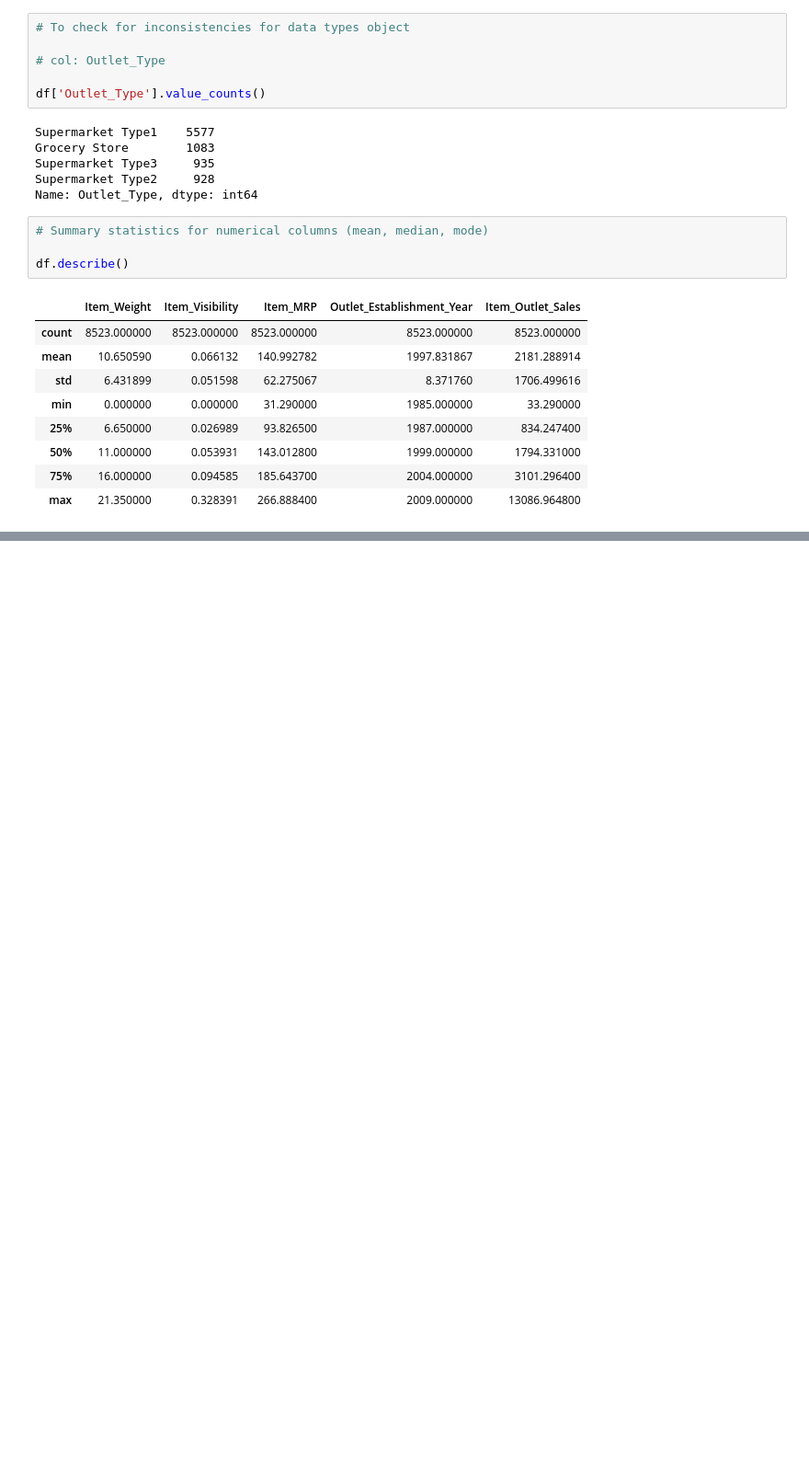
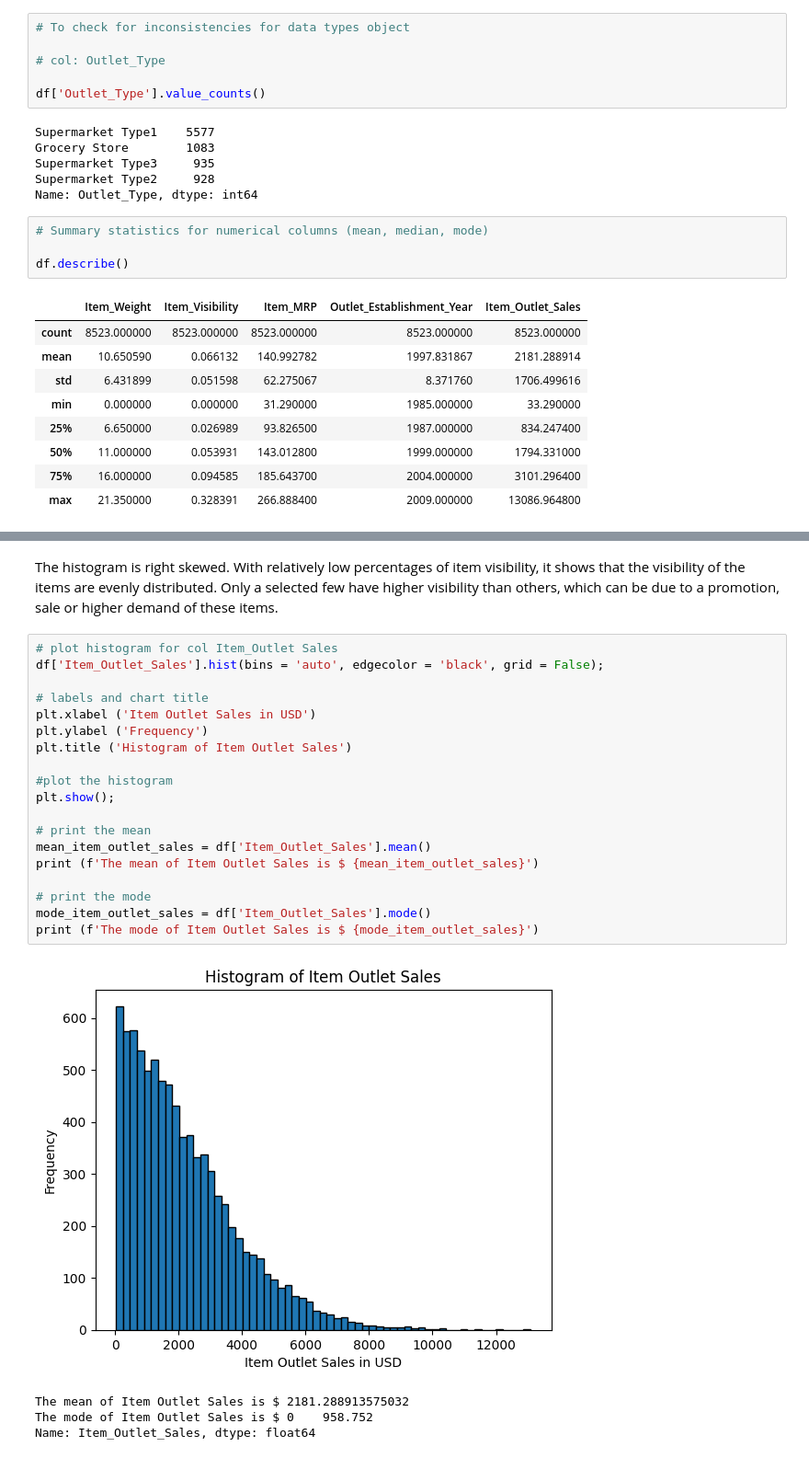
Before and after one commit to hannahcanon09/sales-predictions, a Jupyter notebook: CANON_Project_1_(Core).ipynb, the cells around one changed output, grey strips where cells are left out. Shown: that part at 92% size. Saved outputs shown, nothing was run; the diff lists cells and outputs as text; blank space fills up the shorter version.

```diff
--- a/CANON_Project_1_(Core).ipynb
+++ b/CANON_Project_1_(Core).ipynb
@@ -385,0 +416,26 @@ df.describe()
+# %% [markdown]
+The histogram is right skewed. With relatively low percentages of item visibility, it shows that the visibility of the items are evenly distributed. Only a selected few have higher visibility than others, which can be due to a promotion, sale or higher demand of these items.
+# %%
+# plot histogram for col Item_Outlet Sales
+df['Item_Outlet_Sales'].hist(bins = 'auto', edgecolor = 'black', grid = False);
+
+# labels and chart title
+plt.xlabel ('Item Outlet Sales in USD')
+plt.ylabel ('Frequency')
+plt.title ('Histogram of Item Outlet Sales')
+
+#plot the histogram
+plt.show();
+
+# print the mean
+mean_item_outlet_sales = df['Item_Outlet_Sales'].mean()
+print (f'The mean of Item Outlet Sales is $ {mean_item_outlet_sales}')
+
+# print the mode
+mode_item_outlet_sales = df['Item_Outlet_Sales'].mode()
+print (f'The mode of Item Outlet Sales is $ {mode_item_outlet_sales}')
+# %% [output]
+[figure, added]
+The mean of Item Outlet Sales is $ 2181.288913575032
+The mode of Item Outlet Sales is $ 0    958.752
+Name: Item_Outlet_Sales, dtype: float64
```
Also changed, not shown: parts of 16 cells of this notebook.
